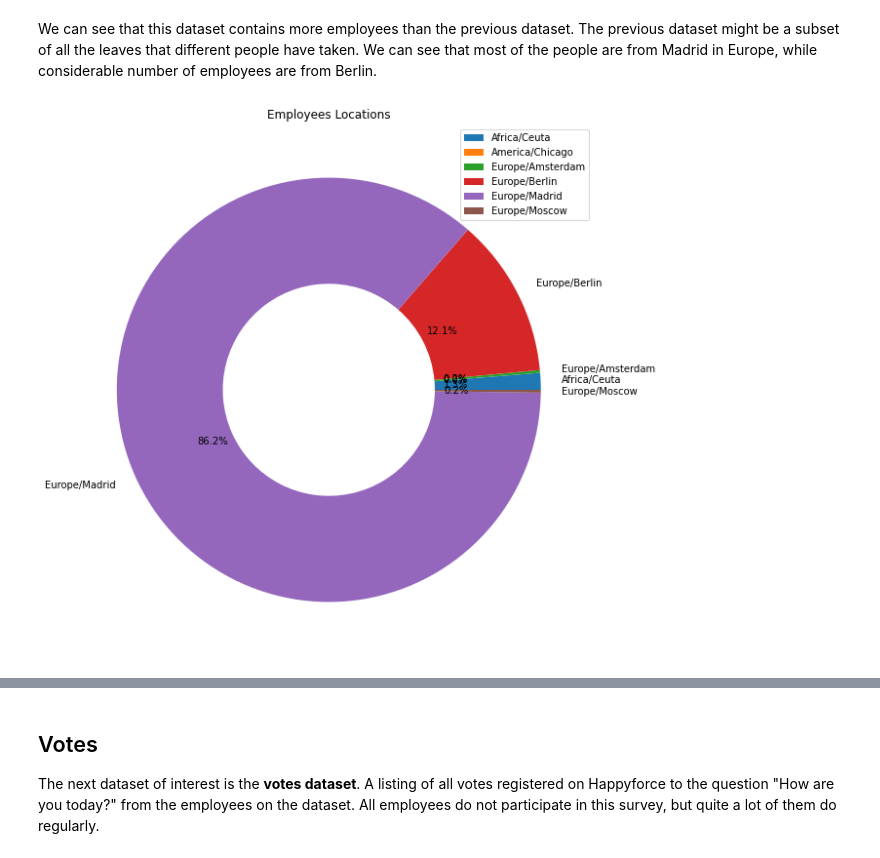
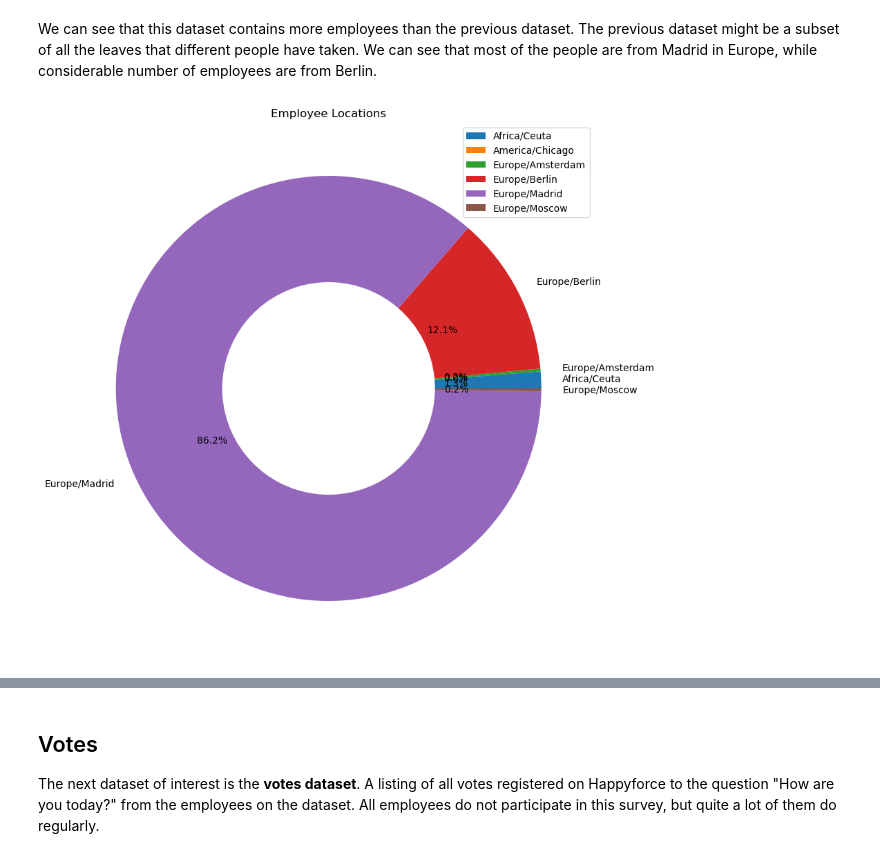
Before and after one commit to HarshaAsh/ClassificationModels, a Jupyter notebook: Machine Learning/Machine Learning Part 1.ipynb, the cells around one changed output, grey strips where cells are left out. Saved outputs shown, nothing was run; the diff lists cells and outputs as text; code cells hidden in the pictures.

```diff
--- a/Machine Learning/Machine Learning Part 1.ipynb
+++ b/Machine Learning/Machine Learning Part 1.ipynb
@@ -154,15 +274,15 @@ We can see that this dataset contains more employees than the previous dataset.
 # %%
 employee_details.groupby('timezone').\
     aggregate({'lastParticipationDate':'count'}).\
     plot.pie(y='lastParticipationDate', figsize=(10, 10),
              autopct='%1.1f%%', # to add the percentages text
              wedgeprops=dict(width=.5)
             )
 plt.ylabel("")
-plt.title('Employees Locations')
+plt.title('Employee Locations')
 plt.show()
 # %% [output]
-[figure, old version]
+[figure, new version]
 # %%
 f, ax = plt.subplots(1, figsize = (20,10))
 
```
Also changed, not shown: parts of 49 cells of this notebook, 1 other file.
